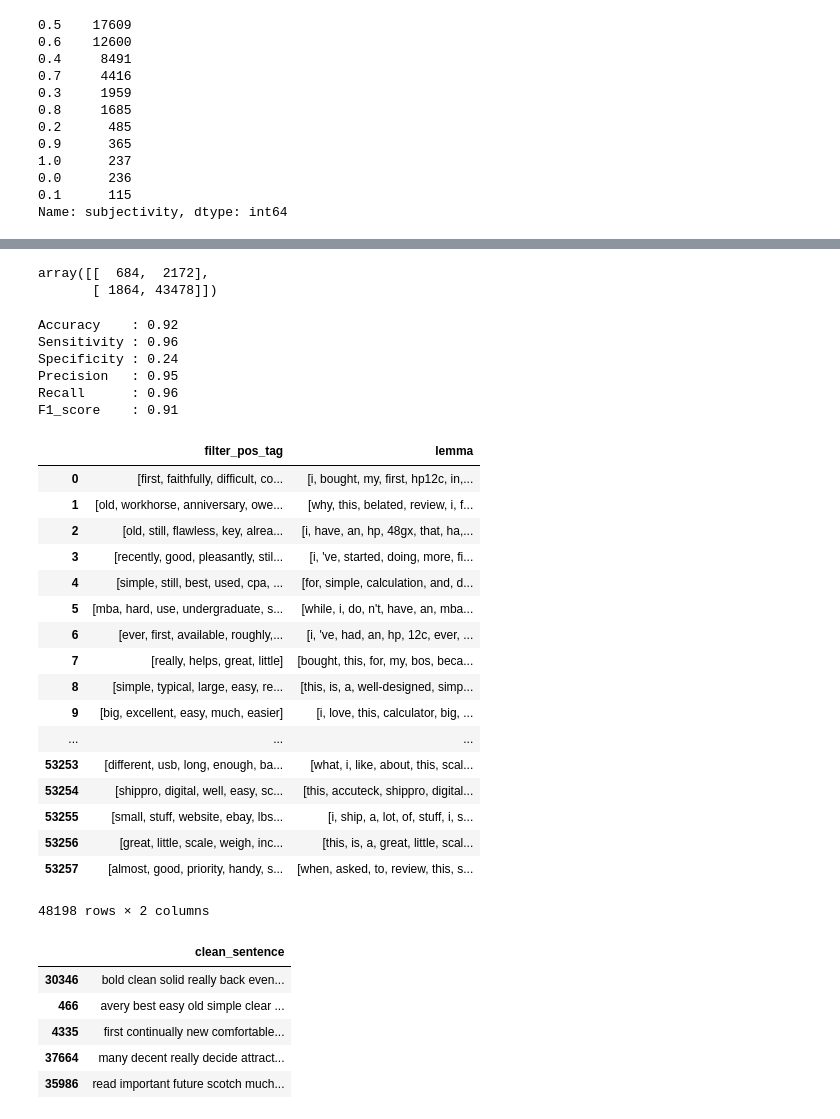
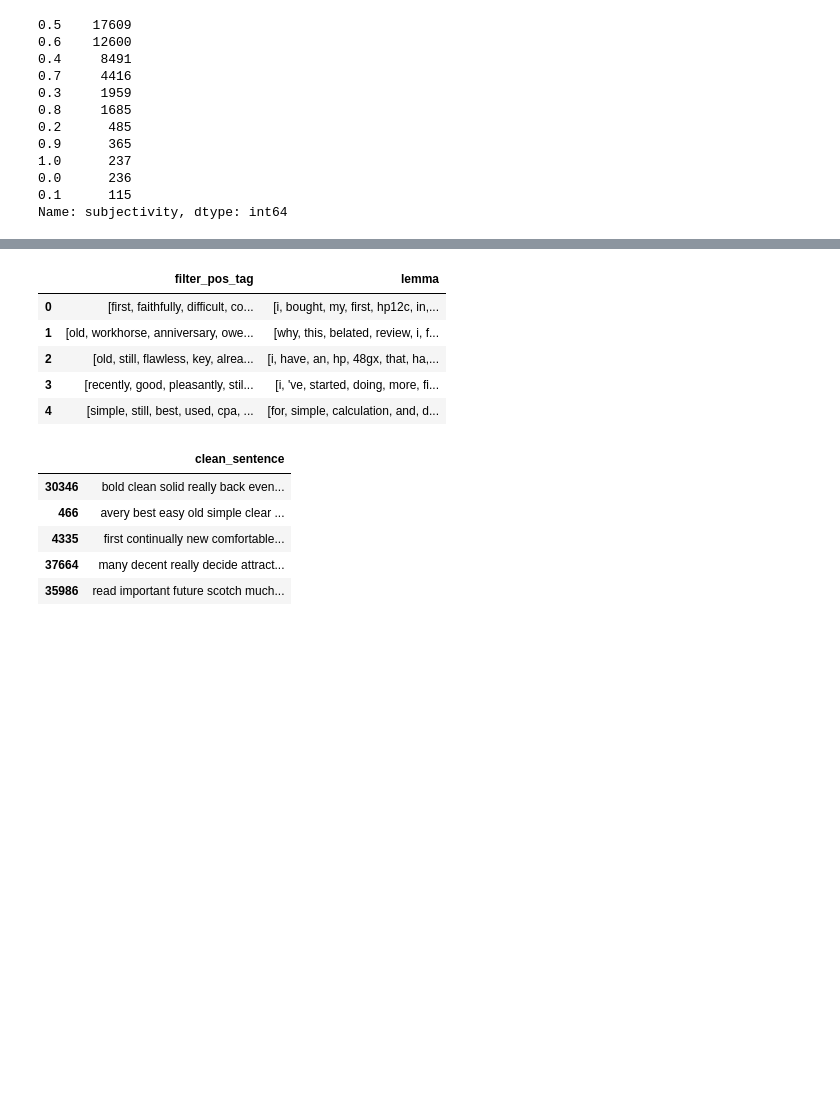
Before and after one commit to shishirkmr/predict_amazon_review_rating, a Jupyter notebook: sentiment_analyzer.ipynb, the cells around one changed output, grey strips where cells are left out. Cells and saved outputs as stored; diff of their text form; code cells hidden in the pictures; blank space fills up the shorter version.

```diff
--- a/sentiment_analyzer.ipynb
+++ b/sentiment_analyzer.ipynb
@@ -429,40 +417,14 @@ dataset[(dataset['label']==0) & (dataset['sentiment']==0)].shape
 # %%
 filter_method = lambda x: 1 if x>0 else 0 if x<0 else 1 if math.atan2(0.0, -0.0) == math.atan2(x, -0.0) else 0
-# %%
-confusion_matrix(dataset['label'],dataset['sentiment'])
-# %% [output]
-array([[  684,  2172],
-       [ 1864, 43478]])
-# %%
-get_model_metrics(dataset['label'],dataset['sentiment'])
-# %% [output]
-Accuracy    : 0.92
-Sensitivity : 0.96
-Specificity : 0.24
-Precision   : 0.95
-Recall      : 0.96
-F1_score    : 0.91
 # %%
-dataset[['filter_pos_tag','lemma']]
+dataset[['filter_pos_tag','lemma']].head()
 # %% [output]
 |  | filter_pos_tag | lemma |
 | 0 | [first, faithfully, difficult, co... | [i, bought, my, first, hp12c, in,... |
 | 1 | [old, workhorse, anniversary, owe... | [why, this, belated, review, i, f... |
 | 2 | [old, still, flawless, key, alrea... | [i, have, an, hp, 48gx, that, ha,... |
 | 3 | [recently, good, pleasantly, stil... | [i, 've, started, doing, more, fi... |
 | 4 | [simple, still, best, used, cpa, ... | [for, simple, calculation, and, d... |
-| 5 | [mba, hard, use, undergraduate, s... | [while, i, do, n't, have, an, mba... |
-| 6 | [ever, first, available, roughly,... | [i, 've, had, an, hp, 12c, ever, ... |
-| 7 | [really, helps, great, little] | [bought, this, for, my, bos, beca... |
-| 8 | [simple, typical, large, easy, re... | [this, is, a, well-designed, simp... |
-| 9 | [big, excellent, easy, much, easier] | [i, love, this, calculator, big, ... |
-| ... | ... | ... |
-| 53253 | [different, usb, long, enough, ba... | [what, i, like, about, this, scal... |
-| 53254 | [shippro, digital, well, easy, sc... | [this, accuteck, shippro, digital... |
-| 53255 | [small, stuff, website, ebay, lbs... | [i, ship, a, lot, of, stuff, i, s... |
-| 53256 | [great, little, scale, weigh, inc... | [this, is, a, great, little, scal... |
-| 53257 | [almost, good, priority, handy, s... | [when, asked, to, review, this, s... |
-48198 rows × 2 columns
 # %%
 # TODO emoticon , acronymns mapping, exclusion list
 # %%
```
Also changed, not shown: parts of 48 cells of this notebook.
